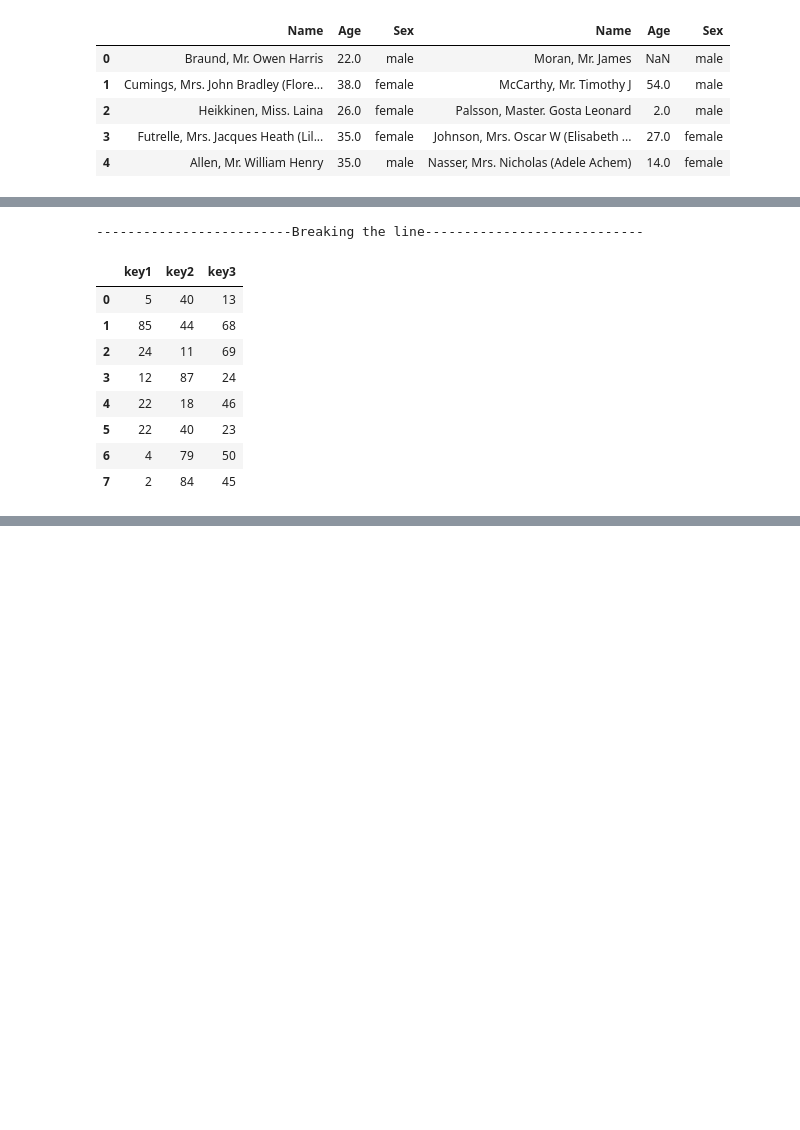
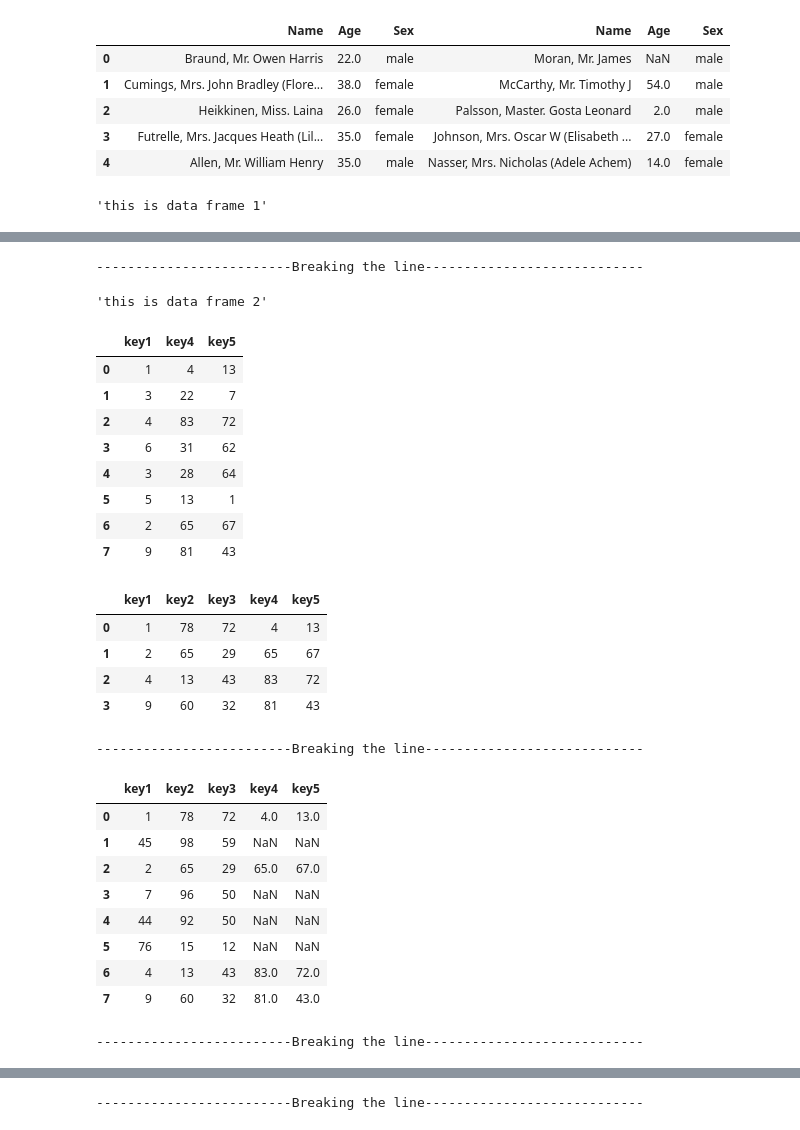
Before and after one commit to vedprakash8721/Abhishek-Data-Science-Portfolio, a Jupyter notebook: Python/Module 8 ( Pandas )/Pandas Advance V3.ipynb, the cells around one changed output, grey strips where cells are left out. Cells and saved outputs as stored; diff of their text form; code cells hidden in the pictures; blank space fills up the shorter version.

Commit message:
Pandas Advance V3: Basic merge operation

```diff
--- a/Python/Module 8 ( Pandas )/Pandas Advance V3.ipynb
+++ b/Python/Module 8 ( Pandas )/Pandas Advance V3.ipynb
@@ -71,21 +71,44 @@ display(" Best one ",pd.concat([df1,df2],axis=1))# column wise
 import numpy as np
 import pandas as pd
 data1={
-    "key1": np.random.randint(1,100,8),
+    "key1": [1,45,2,7,44,76,4,9],
     "key2": np.random.randint(1,100,8),
     "key3": np.random.randint(1,100,8)
 }
 data2={
-    "key1": np.random.randint(1,90,8),
-    "key2": np.random.randint(1,100,8),
-    "key3": np.random.randint(1,70,8)
+    "key1": [1,3,4,6,3,5,2,9],
+    "key4": np.random.randint(1,100,8),
+    "key5": np.random.randint(1,100,8)
 }
+
+# data2={
+#     "key1": np.random.randint(1,90,8),
+#     "key4": np.random.randint(1,100,8),
+#     "key5": np.random.randint(1,70,8)
+# }
 
 df1=pd.DataFrame(data1)
 df2=pd.DataFrame(data2)
 from IPython.display import display
-display(df1)
+display("this is data frame 1",df1)
 print("-------------------------Breaking the line----------------------------\n")
-display(df2)
+display("this is data frame 2",df2)
+
+
+# Merge: inner merge ( the common elements will be merged )
+display(pd.merge(df1,df2, how='inner')) #  the common element like from key 1 from both df will be print
+print("-------------------------Breaking the line----------------------------\n")
+display(pd.merge(df1,df2,how='left')) #all elements of df1 and common elements of key 1 from both will be print
+print("-------------------------Breaking the line----------------------------\n")
+display(pd.merge(df1,df2,how='right'))
+print("-------------------------Breaking the line----------------------------\n")
+
+
+# outer merge:
+display(pd.merge(df1,df2,how='outer')) # all elements of key1 from both data frame will be present and common elements from key1 will be print
+
+print("-------------------------Breaking the line----------------------------\n")
+print(pd.merge(df1,df2,how="cross")) # all the elements will come like first row of key 1 from df1 will merged with all rows of df2 and so on
 # %% [output]
+'this is data frame 1'
 |  | key1 | key2 | key3 |
@@ -100,10 +123,27 @@ display(df2)
--------------------------Breaking the line----------------------------
+-------------------------Breaking the line----------------------------
+'this is data frame 2'
-|  | key1 | key2 | key3 |
-| 0 | 5 | 40 | 13 |
-| 1 | 85 | 44 | 68 |
-| 2 | 24 | 11 | 69 |
-| 3 | 12 | 87 | 24 |
-| 4 | 22 | 18 | 46 |
-| 5 | 22 | 40 | 23 |
-| 6 | 4 | 79 | 50 |
-| 7 | 2 | 84 | 45 |
+|  | key1 | key4 | key5 |
+| 0 | 1 | 4 | 13 |
+| 1 | 3 | 22 | 7 |
+| 2 | 4 | 83 | 72 |
+| 3 | 6 | 31 | 62 |
+| 4 | 3 | 28 | 64 |
+| 5 | 5 | 13 | 1 |
+| 6 | 2 | 65 | 67 |
+| 7 | 9 | 81 | 43 |
+|  | key1 | key2 | key3 | key4 | key5 |
+| 0 | 1 | 78 | 72 | 4 | 13 |
+| 1 | 2 | 65 | 29 | 65 | 67 |
+| 2 | 4 | 13 | 43 | 83 | 72 |
+| 3 | 9 | 60 | 32 | 81 | 43 |
+-------------------------Breaking the line----------------------------
+|  | key1 | key2 | key3 | key4 | key5 |
+| 0 | 1 | 78 | 72 | 4.0 | 13.0 |
+| 1 | 45 | 98 | 59 | NaN | NaN |
+| 2 | 2 | 65 | 29 | 65.0 | 67.0 |
+| 3 | 7 | 96 | 50 | NaN | NaN |
+| 4 | 44 | 92 | 50 | NaN | NaN |
+| 5 | 76 | 15 | 12 | NaN | NaN |
+| 6 | 4 | 13 | 43 | 83.0 | 72.0 |
+| 7 | 9 | 60 | 32 | 81.0 | 43.0 |
+-------------------------Breaking the line----------------------------
@@ -109,0 +159 @@ display(df2)
+-------------------------Breaking the line----------------------------
```
Also changed, not shown: parts of 1 cell of this notebook.
